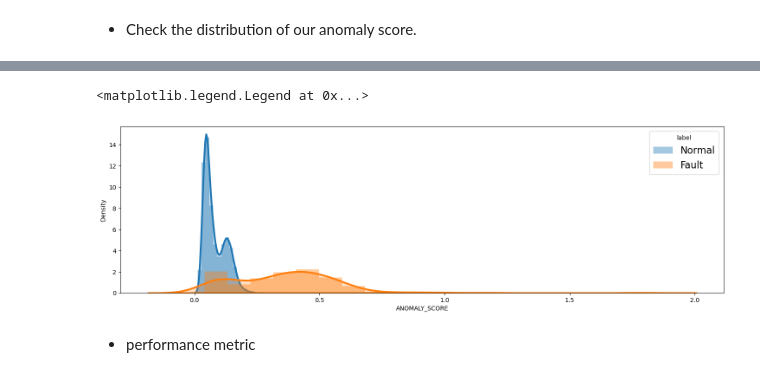
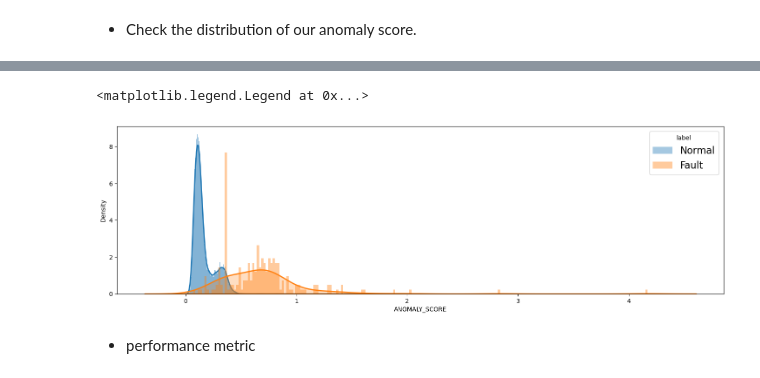
Before and after one commit to dongjin-ml/anomaly-detection-with-explanation, a Jupyter notebook: [optional] autoencoder_notebook.ipynb, the cells around one changed output, grey strips where cells are left out. Saved outputs shown, nothing was run; the diff lists cells and outputs as text; code cells hidden in the pictures.

```diff
--- a/[optional] autoencoder_notebook.ipynb
+++ b/[optional] autoencoder_notebook.ipynb
@@ -430,7 +556,7 @@ trainer = Trainer(
     model=model,
     optimizer=optimizer,
     train_loader=train_loader,
-    val_loader=val_loader,
+    val_loader=test_loader,
     scheduler=scheduler,
     device=device,
     epoch=epoch
@@ -438,3 +584,3 @@ trainer = Trainer(
 # %%
-model = trainer.fit()
+model_trained = trainer.fit()
 # %% [output]
@@ -458,6 +604,6 @@ Epoch : [290] Train loss : [0.05513039707104758], Train cos : [0.979789045121934
 # %%
 feature_name = ["URLS", "USERS", "CLICKS", "RESIDUALS"]
-pdScores = trainer.prediction(model, test_loader, num_features, shingle_size, feature_name)
+pdScores = trainer.prediction(model_trained, test_loader, num_features, shingle_size, feature_name, emb_size)
 # %%
-pdScores.index = pdTrain.iloc[shingle_size-1:, :].index
-pdScores = pd.concat([pdScores, pdTrain.iloc[shingle_size-1:, :].drop(columns='fault')], axis=1).rename(columns={"page":"url"})
+pdScores.index = pdData.iloc[shingle_size-1:, :].index
+pdScores = pd.concat([pdScores, pdData.iloc[shingle_size-1:, :].drop(columns='fault')], axis=1).rename(columns={"page":"url"})
@@ -519,21 +665,22 @@ pdAnomal = pdScores.query("ANOMALY_SCORE > @threshold_re")[["ANOMALY_SCORE", "UR
 # %%
 plt.figure(figsize = (18,5))
 fault_types = [0, 1]
 for fault_type in fault_types:
 
     if fault_type == 0: label = "Normal"
     else: label = "Fault"
     sns.distplot(
         pdScores[pdScores.fault==fault_type]["ANOMALY_SCORE"],
         hist=True,
         kde=True,
-        kde_kws={"shade":True, "linewidth":3},
-        label=label
+        kde_kws={"shade":True, "linewidth":2},
+        label=label,
+        bins=200
     )
 plt.legend(prop={"size":16}, title = "label")
 # %% [output]
 <matplotlib.legend.Legend at 0x...>
-[figure, old version]
+[figure, new version]
 # %% [markdown]
 * performance metric
 # %%
```
Also changed, not shown: parts of 38 cells of this notebook, 29 other files.
